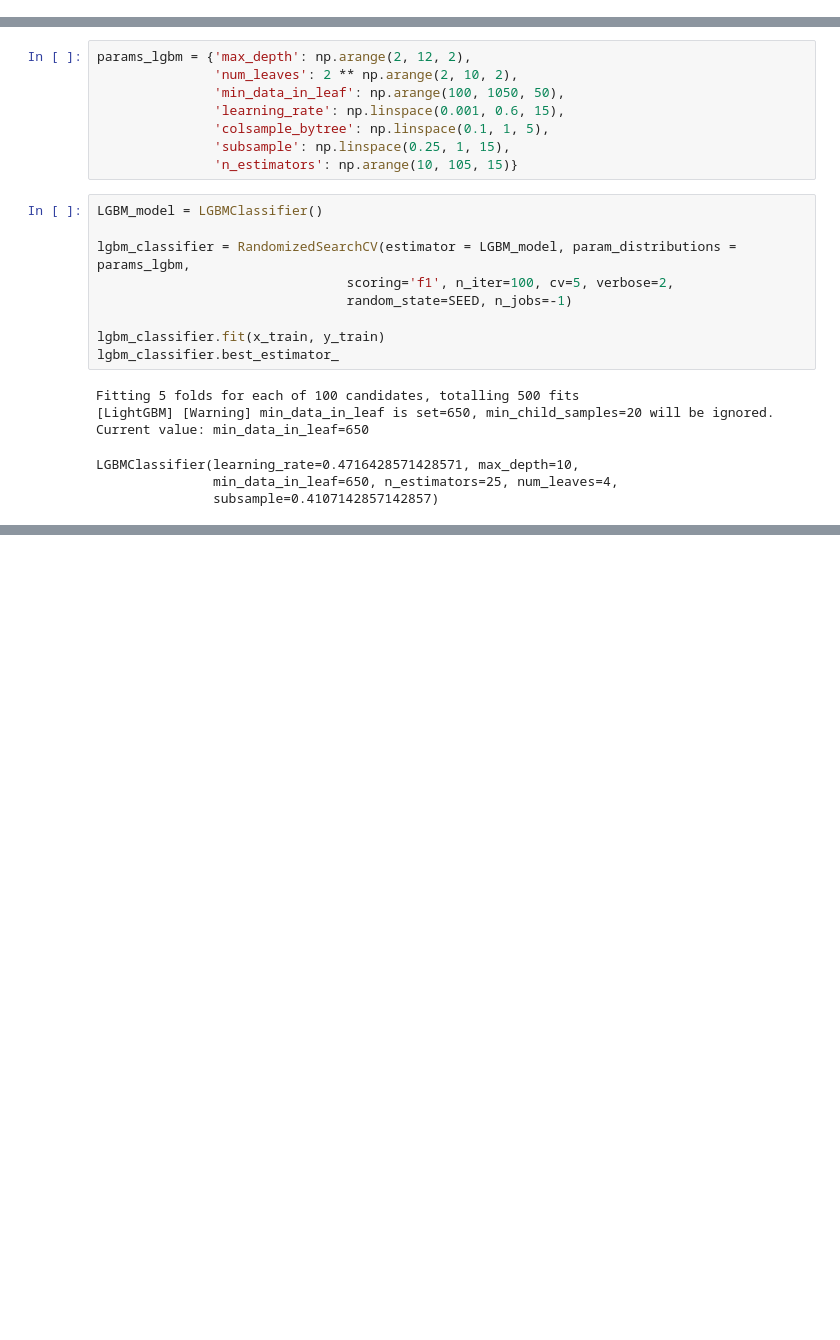
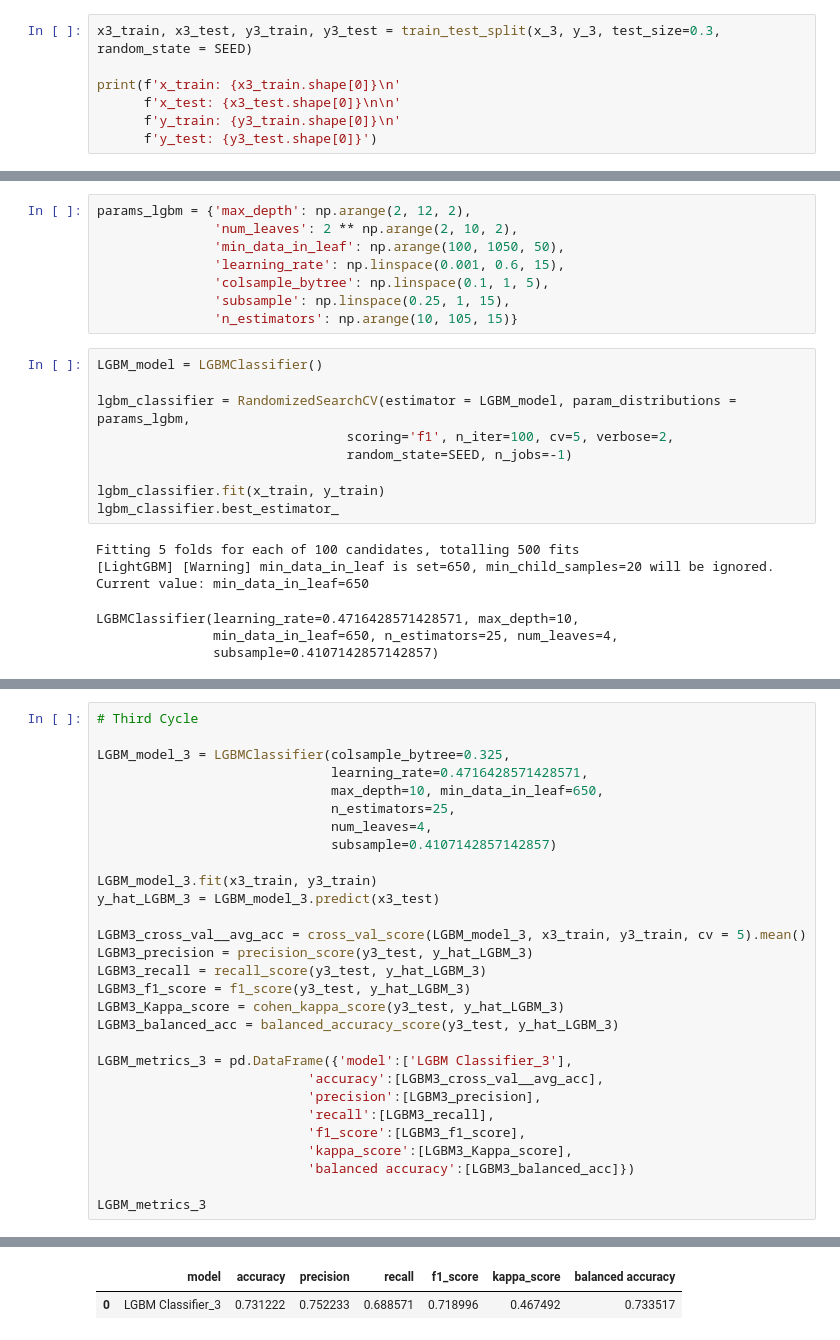
Before and after one commit to felipedmnq/Cardiac-disease-prediction, a Jupyter notebook: Notebooks/Cardiovascular_disease_prediction_second_cycle.ipynb, the cells around one changed output, grey strips where cells are left out. Cells and saved outputs as stored; diff of their text form; blank space fills up the shorter version.

```diff
--- a/Notebooks/Cardiovascular_disease_prediction_second_cycle.ipynb
+++ b/Notebooks/Cardiovascular_disease_prediction_second_cycle.ipynb
@@ -657,0 +681,7 @@ y_test: 17118
+# %%
+x3_train, x3_test, y3_train, y3_test = train_test_split(x_3, y_3, test_size=0.3, random_state = SEED)
+
+print(f'x_train: {x3_train.shape[0]}\n'
+      f'x_test: {x3_test.shape[0]}\n\n'
+      f'y_train: {y3_train.shape[0]}\n'
+      f'y_test: {y3_test.shape[0]}')
@@ -1123,0 +1175,30 @@ LGBM_metrics_2
+# %%
+# Third Cycle
+
+LGBM_model_3 = LGBMClassifier(colsample_bytree=0.325,
+                              learning_rate=0.4716428571428571,
+                              max_depth=10, min_data_in_leaf=650,
+                              n_estimators=25,
+                              num_leaves=4,
+                              subsample=0.4107142857142857)
+
+LGBM_model_3.fit(x3_train, y3_train)
+y_hat_LGBM_3 = LGBM_model_3.predict(x3_test)
+
+LGBM3_cross_val__avg_acc = cross_val_score(LGBM_model_3, x3_train, y3_train, cv = 5).mean()
+LGBM3_precision = precision_score(y3_test, y_hat_LGBM_3)
+LGBM3_recall = recall_score(y3_test, y_hat_LGBM_3)
+LGBM3_f1_score = f1_score(y3_test, y_hat_LGBM_3)
+LGBM3_Kappa_score = cohen_kappa_score(y3_test, y_hat_LGBM_3)
+LGBM3_balanced_acc = balanced_accuracy_score(y3_test, y_hat_LGBM_3)
+
+LGBM_metrics_3 = pd.DataFrame({'model':['LGBM Classifier_3'],
+                           'accuracy':[LGBM3_cross_val__avg_acc],
+                           'precision':[LGBM3_precision],
+                           'recall':[LGBM3_recall],
+                           'f1_score':[LGBM3_f1_score],
+                           'kappa_score':[LGBM3_Kappa_score],
+                           'balanced accuracy':[LGBM3_balanced_acc]})
+
+LGBM_metrics_3
+# %% [output]
@@ -1123,0 +1210,2 @@ LGBM_metrics_2
+|  | model | accuracy | precision | recall | f1_score | kappa_score | balanced accuracy |
+| 0 | LGBM Classifier_3 | 0.731222 | 0.752233 | 0.688571 | 0.718996 | 0.467492 | 0.733517 |
```
Also changed, not shown: parts of 72 cells of this notebook.
